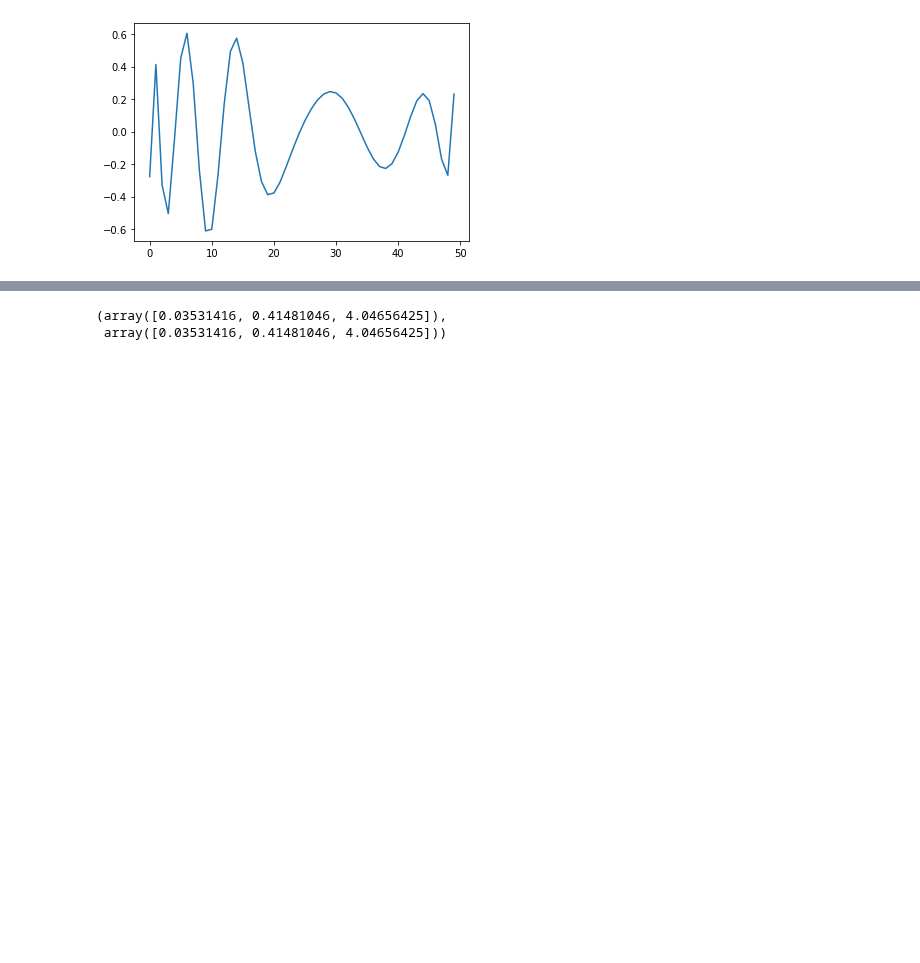
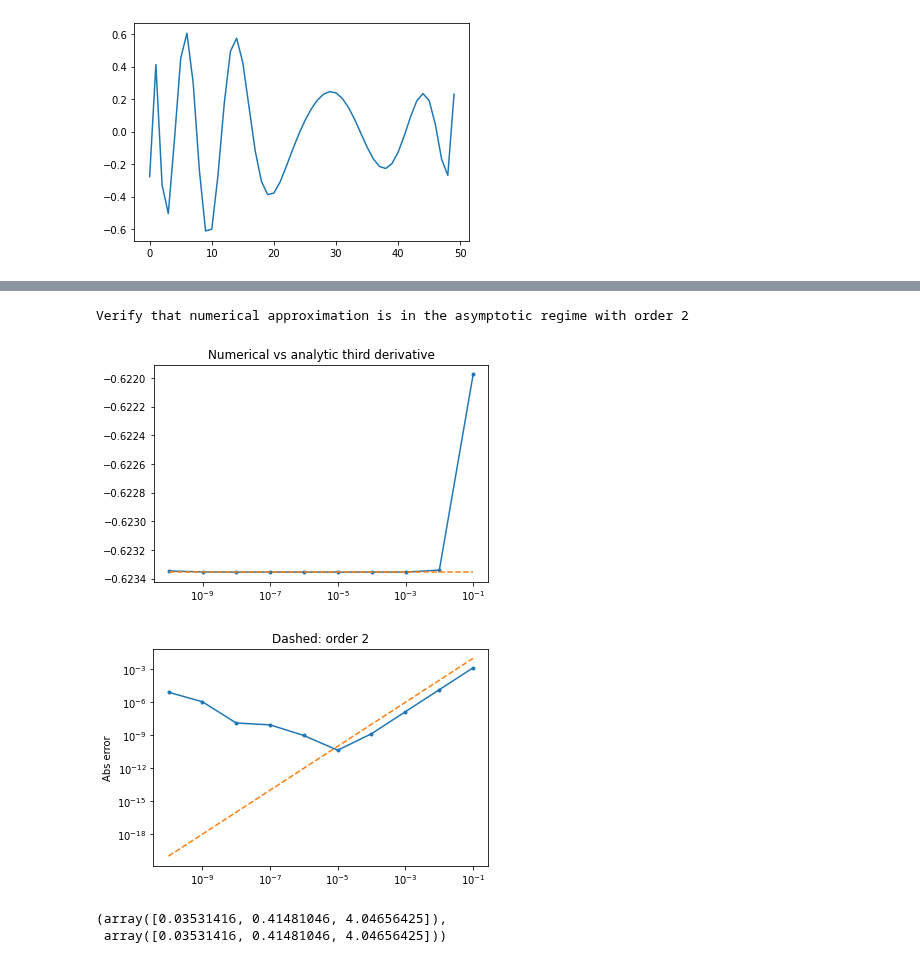
Before and after one commit to fredriclam/iapws95_light, a Jupyter notebook: water_tester.ipynb, the cells around one changed output, grey strips where cells are left out. Drawn from its saved outputs; the diff is of its cells as text; code cells hidden in the pictures; blank space fills up the shorter version.

```diff
--- a/water_tester.ipynb
+++ b/water_tester.ipynb
@@ -557,3 +568,23 @@ plt.semilogx(_e_vec, check_val*np.ones_like(_e_vec), '--')
+# %%
+''' Point check of num diff convergence at critical point '''
+check_val = direct(1.0, 1.00)
+_e_vec = np.logspace(-10,-1,10)
+plt.figure()
+plt.semilogx(_e_vec, [approx_eps(1.0, 1.00, e) for e in _e_vec], '.-')
+plt.semilogx(_e_vec, check_val*np.ones_like(_e_vec), '--')
+plt.title("Numerical vs analytic third derivative")
+
+plt.figure()
+plt.loglog(_e_vec, np.abs(check_val*np.ones_like(_e_vec)
+  - [approx_eps(1.0, 1.00, e) for e in _e_vec]), '.-')
+plt.loglog(_e_vec, _e_vec**2, '--')
+plt.title("Dashed: order 2")
+plt.ylabel("Abs error")
+print("Verify that numerical approximation is in the asymptotic regime with order 2")
+# %% [output]
+Verify that numerical approximation is in the asymptotic regime with order 2
+[figure, added]
+[figure, added]
 # %%
 ''' Verify Delta derivatives '''
 def delta_series(d,t):
```
Also changed, not shown: parts of 9 cells of this notebook, 1 other file.
